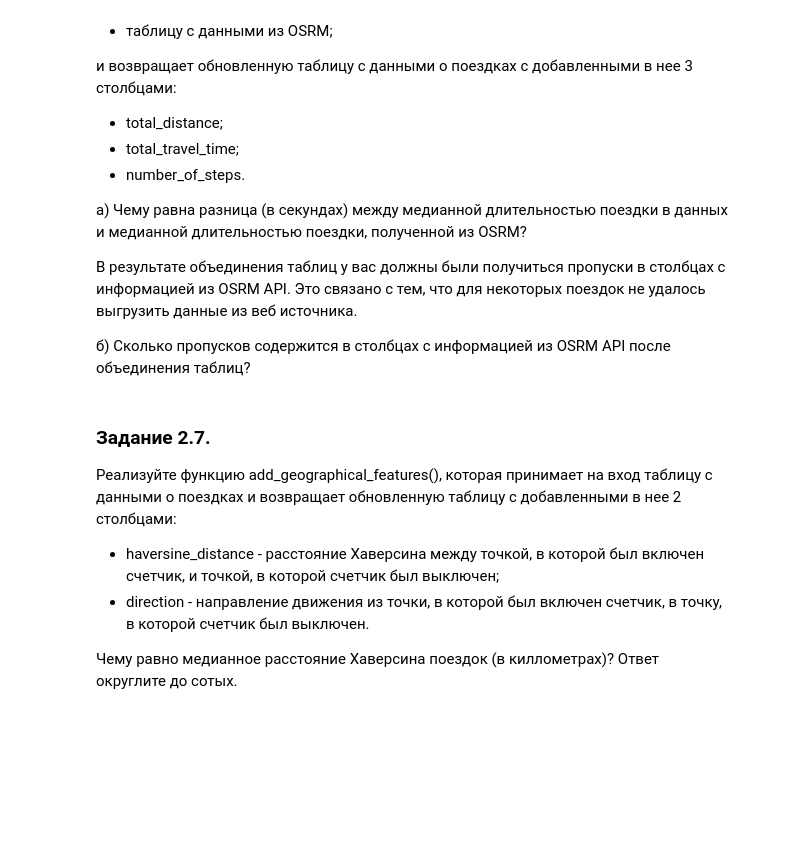
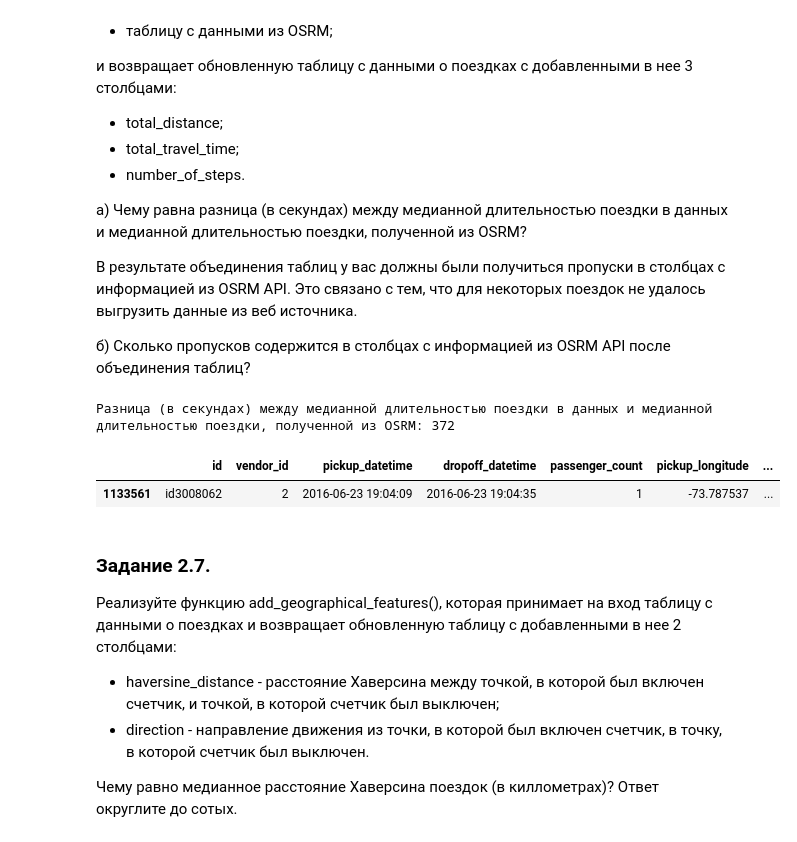
Before and after one commit to Blooodniy/PROJECT-5, a Jupyter notebook: Project-5.ipynb, the cells around one changed output. Drawn from its saved outputs; the diff is of its cells as text; code cells hidden in the pictures; blank space fills up the shorter version.

```diff
--- a/Project-5.ipynb
+++ b/Project-5.ipynb
@@ -228,3 +225,24 @@ osrm_data = pd.read_csv('data/osrm_data_train.csv')
+# %%
+osrm_data = pd.read_csv('data/osrm_data_train.csv')
+
+def add_osrm_features(taxi_data, osrm_data):
+    # Выделяем нужные столбцы
+    osrm_data = osrm_data[['id', 'total_distance', 'total_travel_time', 'number_of_steps']]
+    # Объединяем таблицы по id слева
+    taxi_data = pd.merge(taxi_data, osrm_data, on='id', how='left')
+    return taxi_data
+
+taxi_data = add_osrm_features(taxi_data, osrm_data)
+
+# Считаем разницу
+diff = taxi_data['trip_duration'].median() - taxi_data['total_travel_time'].median()
+print(f'Разница (в секундах) между медианной длительностью поездки в данных и медианной длительностью поездки, полученной из OSRM: {diff:.0f}\n')
+# Выводи строки с пропусками
+taxi_data[taxi_data.isnull().any(axis=1)]
+# %% [output]
+Разница (в секундах) между медианной длительностью поездки в данных и медианной длительностью поездки, полученной из OSRM: 372
+|  | id | vendor_id | pickup_datetime | dropoff_datetime | passenger_count | pickup_longitude | ... |
+| 1133561 | id3008062 | 2 | 2016-06-23 19:04:09 | 2016-06-23 19:04:35 | 1 | -73.787537 | ... |
 # %%
 def get_haversine_distance(lat1, lng1, lat2, lng2):
     # переводим углы в радианы
```
Also changed, not shown: parts of 6 cells of this notebook, 1 other file.
